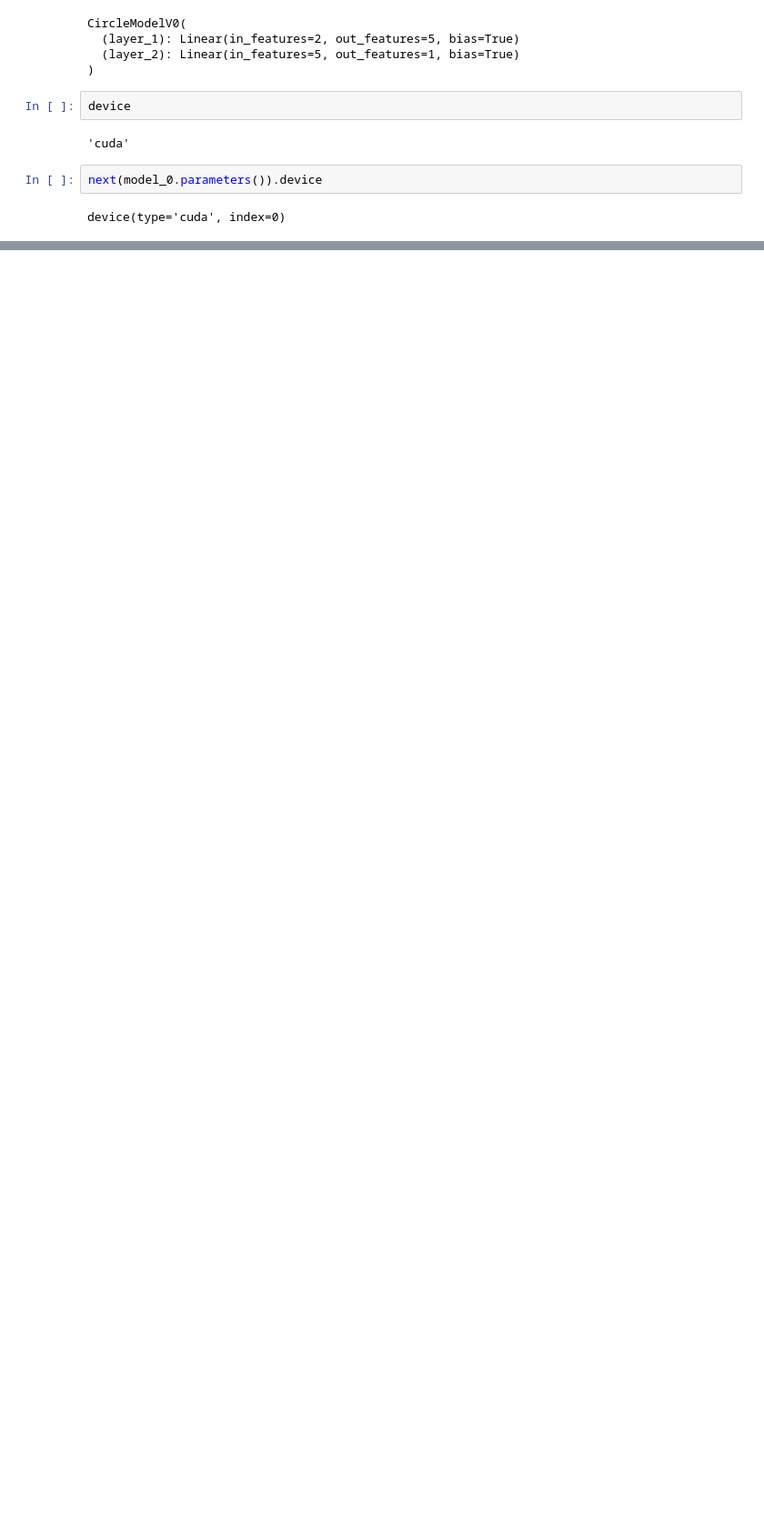
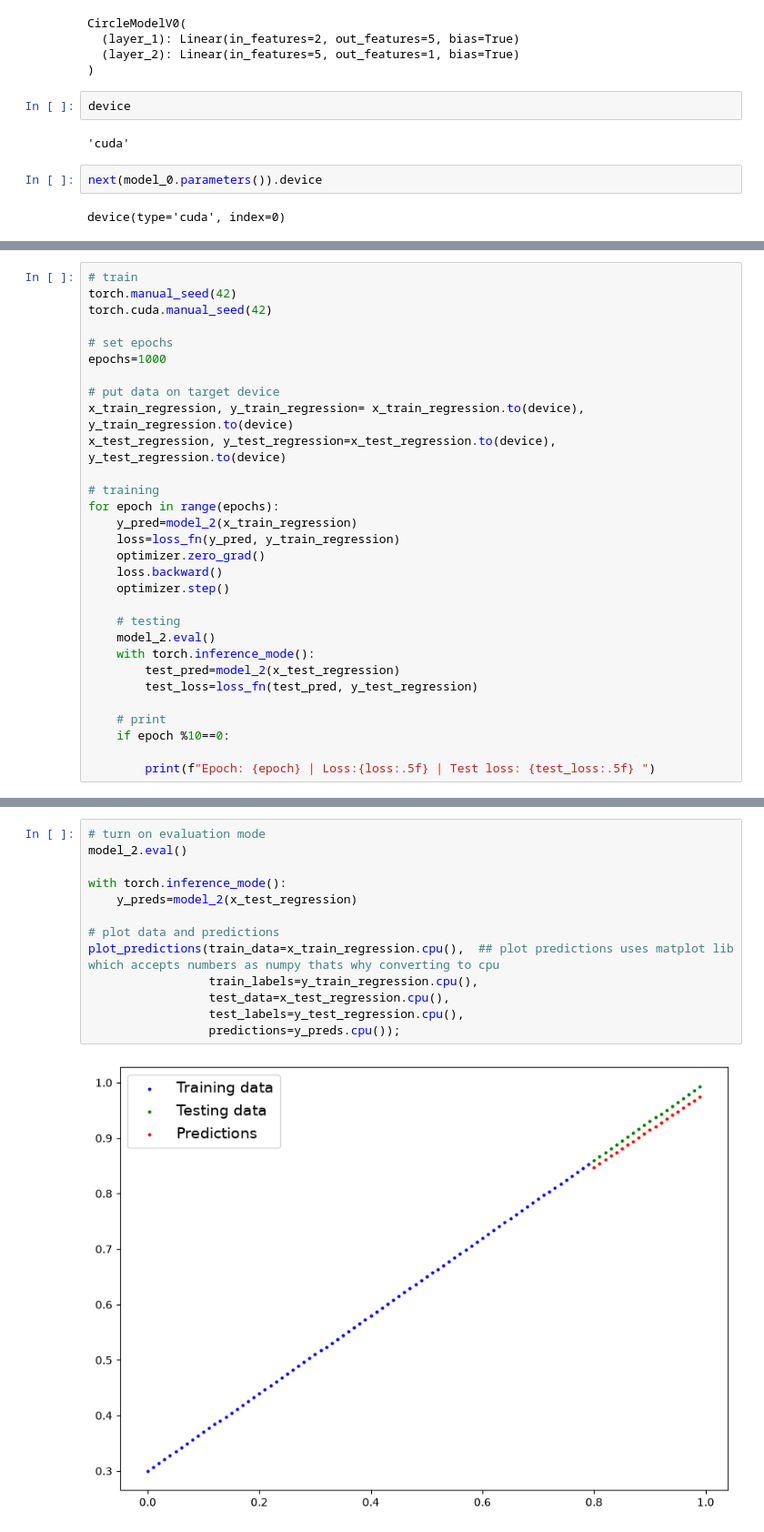
Before and after one commit to Richik06/Deep-Learning-, a Jupyter notebook: 02_Pytorch_Classification.ipynb, the cells around one changed output, grey strips where cells are left out. Shown at 91% size. Drawn from its saved outputs; the diff is of its cells as text; blank space fills up the shorter version.

```diff
--- a/02_Pytorch_Classification.ipynb
+++ b/02_Pytorch_Classification.ipynb
@@ -173,0 +656,30 @@ device(type='cuda', index=0)
+# %%
+# train
+torch.manual_seed(42)
+torch.cuda.manual_seed(42)
+
+# set epochs
+epochs=1000
+
+# put data on target device
+x_train_regression, y_train_regression= x_train_regression.to(device), y_train_regression.to(device)
+x_test_regression, y_test_regression=x_test_regression.to(device), y_test_regression.to(device)
+
+# training
+for epoch in range(epochs):
+    y_pred=model_2(x_train_regression)
+    loss=loss_fn(y_pred, y_train_regression)
+    optimizer.zero_grad()
+    loss.backward()
+    optimizer.step()
+
+    # testing
+    model_2.eval()
+    with torch.inference_mode():
+        test_pred=model_2(x_test_regression)
+        test_loss=loss_fn(test_pred, y_test_regression)
+
+    # print
+    if epoch %10==0:
+
+        print(f"Epoch: {epoch} | Loss:{loss:.5f} | Test loss: {test_loss:.5f} ")
@@ -173,0 +704,15 @@ device(type='cuda', index=0)
+# %%
+# turn on evaluation mode
+model_2.eval()
+
+with torch.inference_mode():
+    y_preds=model_2(x_test_regression)
+
+# plot data and predictions
+plot_predictions(train_data=x_train_regression.cpu(),  ## plot predictions uses matplot lib which accepts numbers as numpy thats why converting to cpu
+                 train_labels=y_train_regression.cpu(),
+                 test_data=x_test_regression.cpu(),
+                 test_labels=y_test_regression.cpu(),
+                 predictions=y_preds.cpu());
+# %% [output]
+[figure, added]
```
Also changed, not shown: parts of 38 cells of this notebook, 1 other file.
